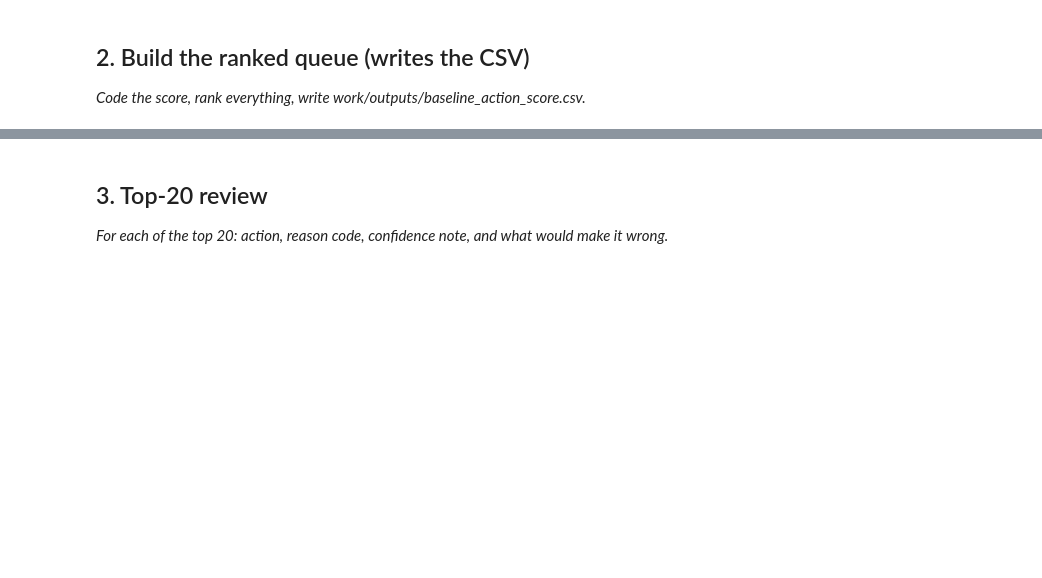
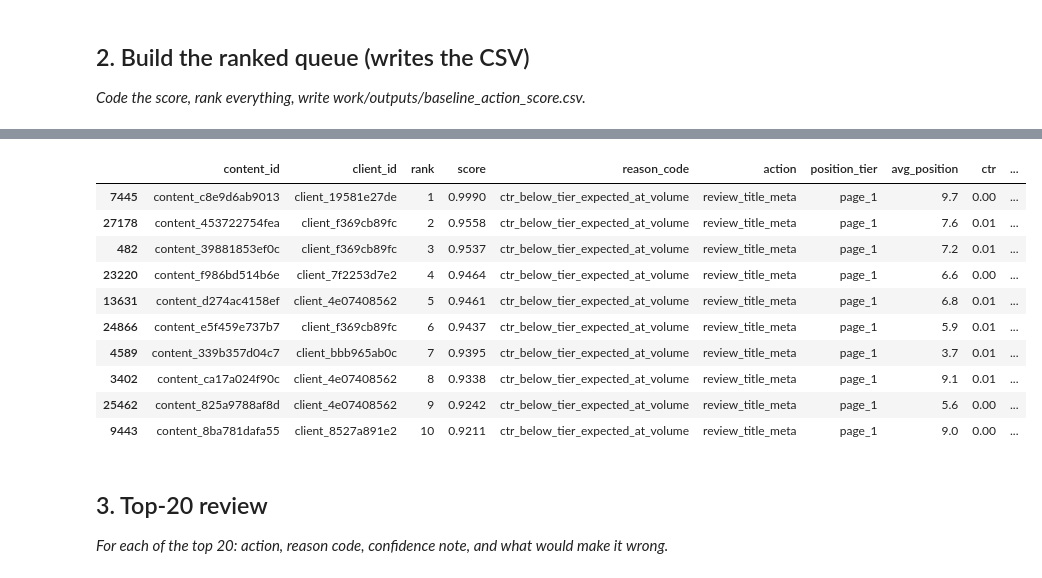
Before and after one commit to AdeenMir/flyrank-ml-internship, a Jupyter notebook: work/notebooks/w04_baseline_score.ipynb, the cells around one changed output, grey strips where cells are left out. Drawn from its saved outputs; the diff is of its cells as text; code cells hidden in the pictures; blank space fills up the shorter version.

```diff
--- a/work/notebooks/w04_baseline_score.ipynb
+++ b/work/notebooks/w04_baseline_score.ipynb
@@ -22,0 +127,61 @@ This skeleton is yours to fill. Work the sections **in order** — each one has
+# %%
+import os
+
+VOLUME_FLOOR = 500  # justified by Signal check B above
+
+work = df[has_position].copy()
+
+# expected CTR per tier, computed only from rows that clear the volume floor
+# (so the "expected" benchmark itself isn't built on noisy low-volume rows)
+reliable = work[work["impressions_90d"] >= VOLUME_FLOOR]
+expected_ctr_by_tier = reliable.groupby("position_tier")["ctr"].median()
+print("Expected CTR by tier (median, volume-floored rows only):")
+print(expected_ctr_by_tier)
+
+work["expected_ctr_tier"] = work["position_tier"].map(expected_ctr_by_tier)
+work["ctr_gap"] = (work["expected_ctr_tier"] - work["ctr"]).clip(lower=0)
+work["meets_volume_floor"] = work["impressions_90d"] >= VOLUME_FLOOR
+
+def normalize(series):
+    values = pd.to_numeric(series, errors="coerce").fillna(0)
+    lo, hi = values.min(), values.max()
+    if hi == lo:
+        return pd.Series(np.zeros(len(values)), index=values.index)
+    return (values - lo) / (hi - lo)
+
+def percentile_rank(series):
+    values = pd.to_numeric(series, errors="coerce").fillna(0)
+    return values.rank(method="average", pct=True).fillna(0)
+
+# score = 0 unless the rule's own evidence floor is met
+gap_score = normalize(work["ctr_gap"])
+volume_weight = percentile_rank(work["impressions_90d"])
+work["score"] = np.where(
+    work["meets_volume_floor"],
+    (gap_score * volume_weight).round(4),
+    0.0,
+)
+
+work["reason_code"] = "ctr_below_tier_expected_at_volume"
+
+ACTION_THRESHOLD = work.loc[work["meets_volume_floor"], "score"].quantile(0.80)
+work["action"] = np.where(work["score"] >= ACTION_THRESHOLD, "review_title_meta", "monitor")
+print(f"\nAction threshold (80th pct of eligible scores): {ACTION_THRESHOLD:.4f}")
+
+work["rank"] = work["score"].rank(method="first", ascending=False).astype(int)
+
+out_cols = [
+    "content_id", "client_id", "rank", "score", "reason_code", "action",
+    "position_tier", "avg_position", "ctr", "expected_ctr_tier", "ctr_gap",
+    "impressions_90d", "meets_volume_floor",
+]
+queue = work[out_cols].sort_values("rank")
+
+os.makedirs(OUTPUT_DIR, exist_ok=True)
+out_path = os.path.join(OUTPUT_DIR, "baseline_action_score.csv")
+queue.to_csv(out_path, index=False)
+print(f"\nWrote {len(queue)} rows to {out_path}")
+print(f"Rows flagged review_title_meta: {(queue['action'] == 'review_title_meta').sum()}")
+
+queue.head(10)
+# %% [output]
@@ -23,3 +201,14 @@ This skeleton is yours to fill. Work the sections **in order** — each one has
+|  | content_id | client_id | rank | score | reason_code | action | position_tier | avg_position | ctr | ... |
+| 7445 | content_c8e9d6ab9013 | client_19581e27de | 1 | 0.9990 | ctr_below_tier_expected_at_volume | review_title_meta | page_1 | 9.7 | 0.00 | ... |
+| 27178 | content_453722754fea | client_f369cb89fc | 2 | 0.9558 | ctr_below_tier_expected_at_volume | review_title_meta | page_1 | 7.6 | 0.01 | ... |
+| 482 | content_39881853ef0c | client_f369cb89fc | 3 | 0.9537 | ctr_below_tier_expected_at_volume | review_title_meta | page_1 | 7.2 | 0.01 | ... |
+| 23220 | content_f986bd514b6e | client_7f2253d7e2 | 4 | 0.9464 | ctr_below_tier_expected_at_volume | review_title_meta | page_1 | 6.6 | 0.00 | ... |
+| 13631 | content_d274ac4158ef | client_4e07408562 | 5 | 0.9461 | ctr_below_tier_expected_at_volume | review_title_meta | page_1 | 6.8 | 0.01 | ... |
+| 24866 | content_e5f459e737b7 | client_f369cb89fc | 6 | 0.9437 | ctr_below_tier_expected_at_volume | review_title_meta | page_1 | 5.9 | 0.01 | ... |
+| 4589 | content_339b357d04c7 | client_bbb965ab0c | 7 | 0.9395 | ctr_below_tier_expected_at_volume | review_title_meta | page_1 | 3.7 | 0.01 | ... |
+| 3402 | content_ca17a024f90c | client_4e07408562 | 8 | 0.9338 | ctr_below_tier_expected_at_volume | review_title_meta | page_1 | 9.1 | 0.01 | ... |
+| 25462 | content_825a9788af8d | client_4e07408562 | 9 | 0.9242 | ctr_below_tier_expected_at_volume | review_title_meta | page_1 | 5.6 | 0.00 | ... |
+| 9443 | content_8ba781dafa55 | client_8527a891e2 | 10 | 0.9211 | ctr_below_tier_expected_at_volume | review_title_meta | page_1 | 9.0 | 0.00 | ... |
 # %% [markdown]
 ## 3. Top-20 review
 
```
Also changed, not shown: parts of 10 cells of this notebook.
